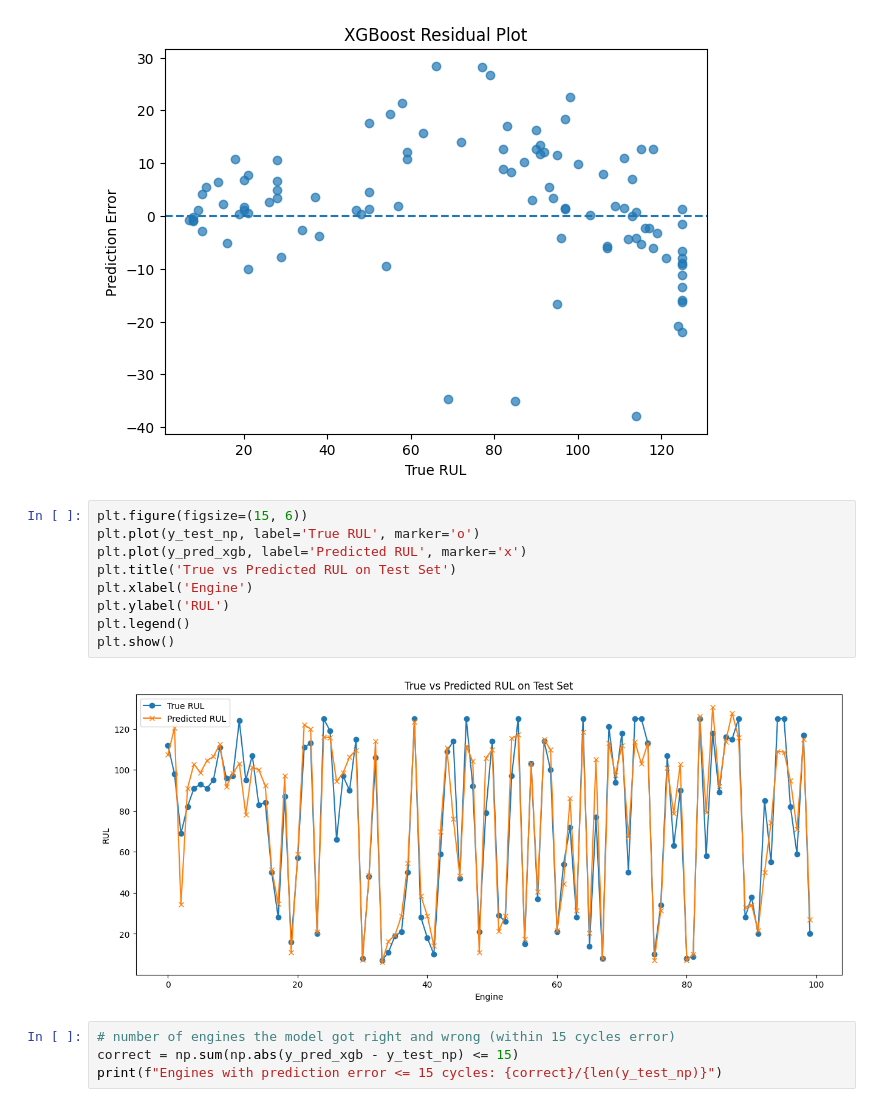
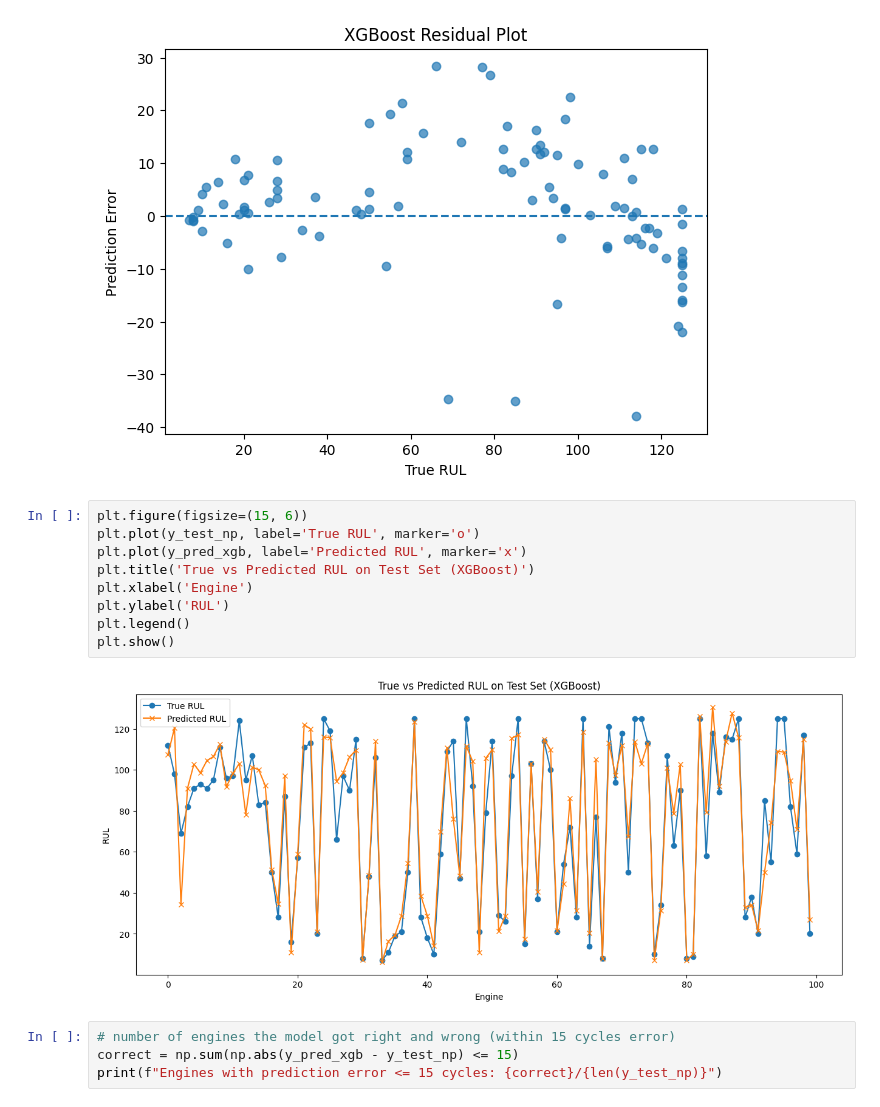
Before and after one commit to Amr1Moussa/AI-Powered-Predictive-Maintenance-for-Industrial-Equipment, a Jupyter notebook: Notebooks/XGBoost.ipynb, the cells around one changed output. Saved outputs shown, nothing was run; the diff lists cells and outputs as text.

```diff
--- a/Notebooks/XGBoost.ipynb
+++ b/Notebooks/XGBoost.ipynb
@@ -174,14 +174,14 @@ plt.show()
 # %%
 plt.figure(figsize=(15, 6))
 plt.plot(y_test_np, label='True RUL', marker='o')
 plt.plot(y_pred_xgb, label='Predicted RUL', marker='x')
-plt.title('True vs Predicted RUL on Test Set')
+plt.title('True vs Predicted RUL on Test Set (XGBoost)')
 plt.xlabel('Engine')
 plt.ylabel('RUL')
 plt.legend()
 plt.show()
 # %% [output]
-[figure, old version]
+[figure, new version]
 # %%
 # number of engines the model got right and wrong (within 15 cycles error)
 correct = np.sum(np.abs(y_pred_xgb - y_test_np) <= 15)
```
Also changed, not shown: 5 other files.
